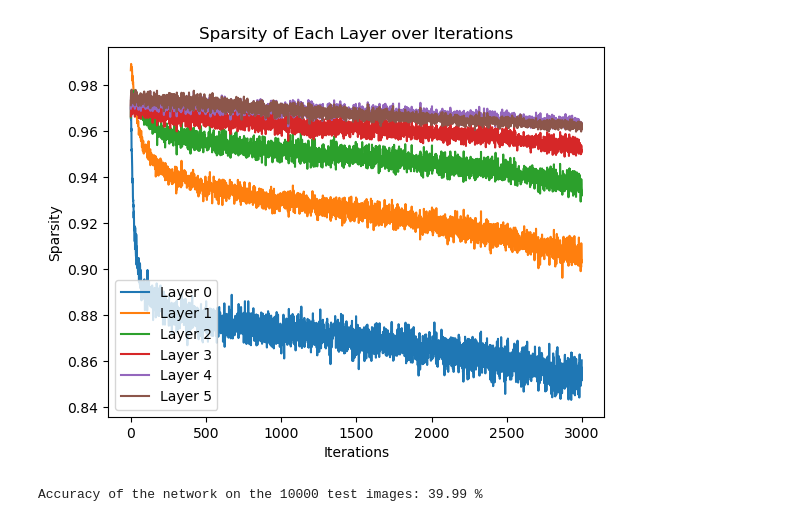
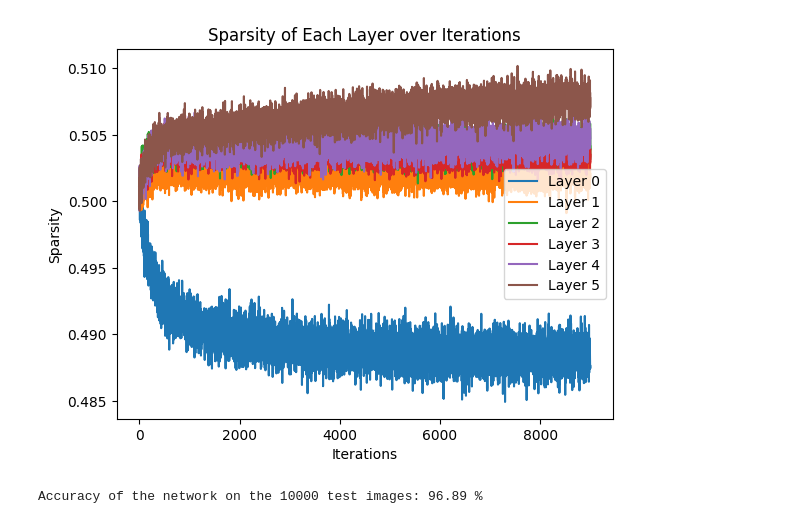
Before and after one commit to XTTTZ/e6699-project, a Jupyter notebook: train.ipynb, the cells around one changed output. Drawn from its saved outputs; the diff is of its cells as text; code cells hidden in the pictures.

```diff
--- a/train.ipynb
+++ b/train.ipynb
@@ -38,10 +38,10 @@ input_size = 784  # MNIST 图像大小为 28x28，展平后为 784
 hidden_size = 1024  # 隐藏层大小
 num_layers = 6  # 线性层数量
 num_classes = 10  # 类别数
-num_epochs = 10
+num_epochs = 30
 batch_size = 200
 learning_rate = 5e-3
-ini_bias = -1
+ini_bias = -0
 
 # 加载 MNIST 数据集
 train_dataset = torchvision.datasets.MNIST(
@@ -142,2 +142,2 @@ Epoch [10/10], Step [300/300], Loss: 1.613495945930481
-[figure, old version]
+[figure, new version]
-Accuracy of the network on the 10000 test images: 39.99 %
+Accuracy of the network on the 10000 test images: 96.89 %
```
Also changed, not shown: parts of 1 cell of this notebook.
